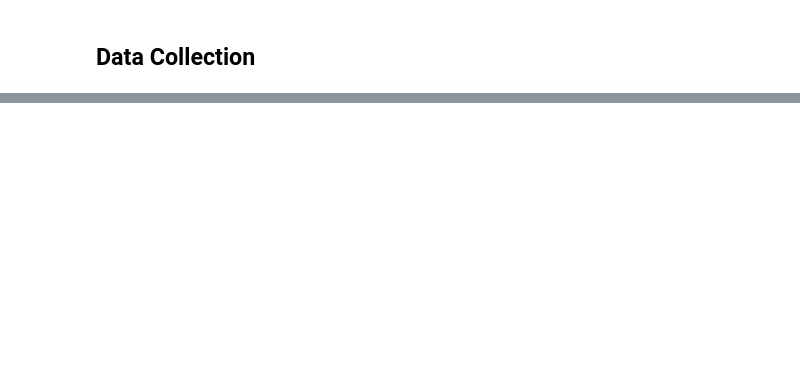
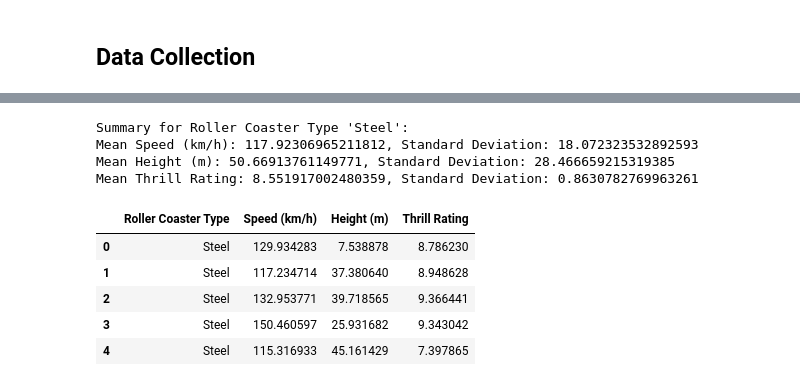
Before and after one commit to Gerbs2193/Programming-for-Data-Analytics, a Jupyter notebook: project.ipynb/project.ipynb, the cells around one changed output, grey strips where cells are left out. Saved outputs shown, nothing was run; the diff lists cells and outputs as text; code cells hidden in the pictures; blank space fills up the shorter version.

```diff
--- a/project.ipynb/project.ipynb
+++ b/project.ipynb/project.ipynb
@@ -74,0 +59,54 @@ print(cichlid_df.to_string())
+# %%
+import numpy as np
+import pandas as pd
+
+np.random.seed(42)
+
+num_data_points = 100
+
+# Type
+roller_coaster_type = 'Steel'
+
+# Mean and standard deviation for 'Steel' type
+type_means = {'Steel': 120}
+type_stds = {'Steel': 20}
+
+# Generate data for 'Steel' type
+speed = np.random.normal(type_means[roller_coaster_type], type_stds[roller_coaster_type], size=num_data_points)
+height = np.random.normal(50, 30, size=num_data_points)  # Adjust mean and std as needed
+thrill_rating = np.random.normal(8.5, 0.8, size=num_data_points)  # Adjust mean and std as needed
+
+# Create DataFrame
+roller_coaster_data = pd.DataFrame({
+    'Roller Coaster Type': roller_coaster_type,
+    'Speed (km/h)': speed,
+    'Height (m)': height,
+    'Thrill Rating': thrill_rating
+})
+
+# Display summary
+mean_speed = np.mean(speed)
+std_speed = np.std(speed)
+mean_height = np.mean(height)
+std_height = np.std(height)
+mean_thrill = np.mean(thrill_rating)
+std_thrill = np.std(thrill_rating)
+
+print(f"Summary for Roller Coaster Type '{roller_coaster_type}':")
+print(f"Mean Speed (km/h): {mean_speed}, Standard Deviation: {std_speed}")
+print(f"Mean Height (m): {mean_height}, Standard Deviation: {std_height}")
+print(f"Mean Thrill Rating: {mean_thrill}, Standard Deviation: {std_thrill}")
+
+# Display the DataFrame
+roller_coaster_data.head()
+# %% [output]
+Summary for Roller Coaster Type 'Steel':
+Mean Speed (km/h): 117.92306965211812, Standard Deviation: 18.072323532892593
+Mean Height (m): 50.66913761149771, Standard Deviation: 28.466659215319385
+Mean Thrill Rating: 8.551917002480359, Standard Deviation: 0.8630782769963261
+|  | Roller Coaster Type | Speed (km/h) | Height (m) | Thrill Rating |
+| 0 | Steel | 129.934283 | 7.538878 | 8.786230 |
+| 1 | Steel | 117.234714 | 37.380640 | 8.948628 |
+| 2 | Steel | 132.953771 | 39.718565 | 9.366441 |
+| 3 | Steel | 150.460597 | 25.931682 | 9.343042 |
+| 4 | Steel | 115.316933 | 45.161429 | 7.397865 |
```
Also changed, not shown: parts of 10 cells of this notebook, 6 other files.
